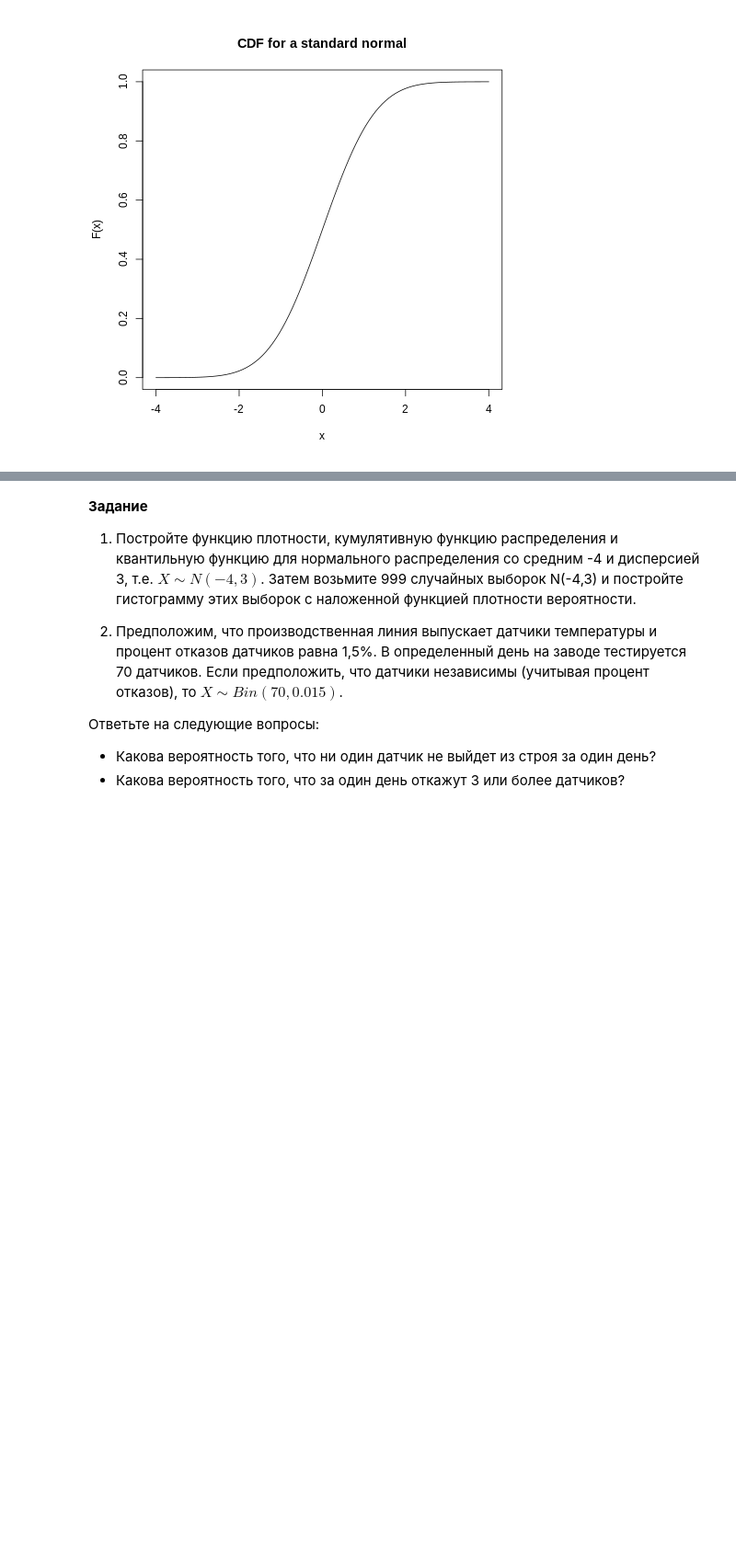
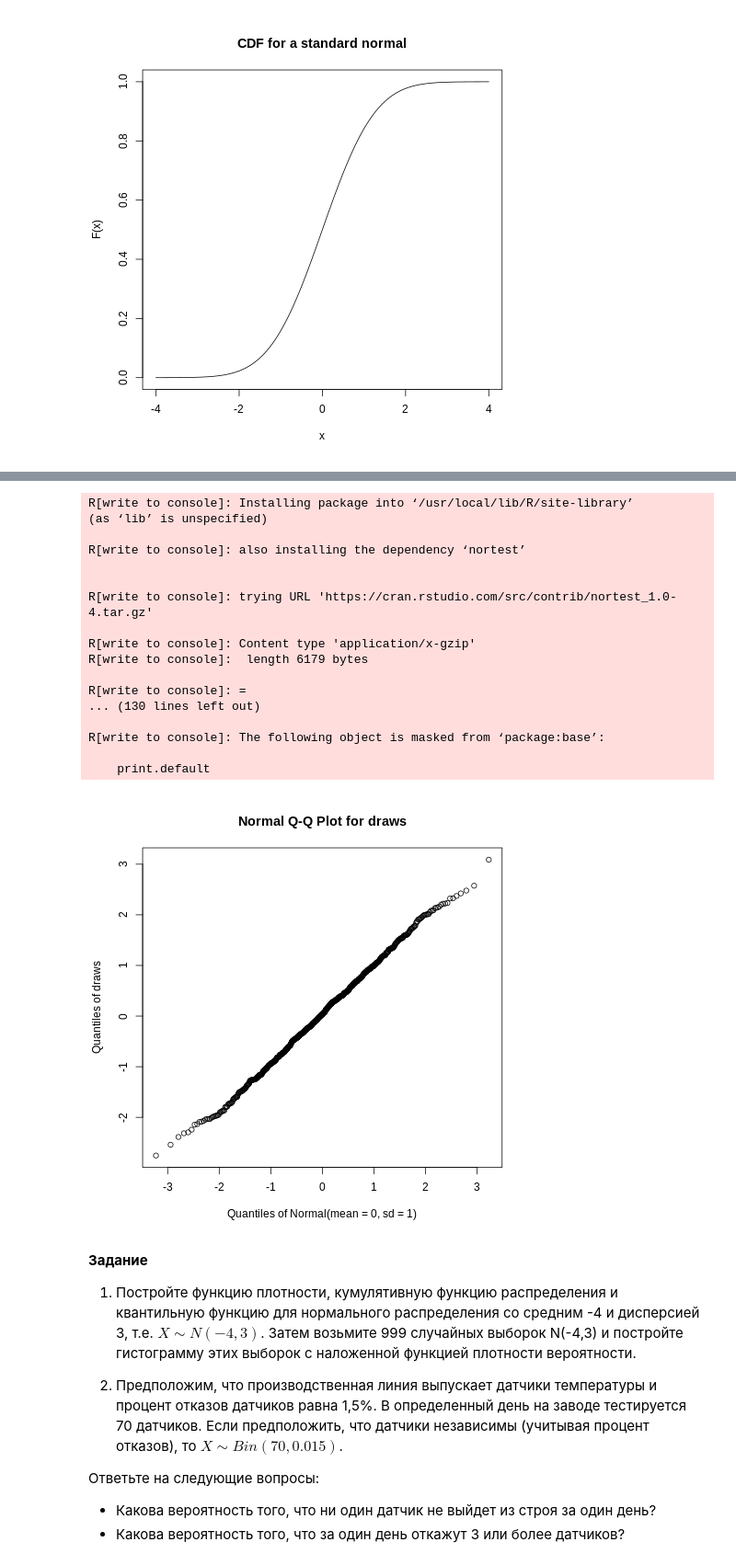
Before and after one commit to antonsysoev/appl_stat, a Jupyter notebook: Lect_2.ipynb, the cells around one changed output, grey strips where cells are left out. Shown: that part at 92% size. Saved outputs shown, nothing was run; the diff lists cells and outputs as text; code cells hidden in the pictures; blank space fills up the shorter version.

```diff
--- a/Lect_2.ipynb
+++ b/Lect_2.ipynb
@@ -100,3 +100,27 @@ curve(dnorm(x, mean = mu, sd = sigma), add = TRUE, col = "red")
+# %%
+%%R
+install.packages("EnvStats")
+library(EnvStats)
+qqPlot(draws)
+# %% [output]
+R[write to console]: Installing package into ‘/usr/local/lib/R/site-library’
+(as ‘lib’ is unspecified)
+
+R[write to console]: also installing the dependency ‘nortest’
+
+
+R[write to console]: trying URL 'https://cran.rstudio.com/src/contrib/nortest_1.0-4.tar.gz'
+
+R[write to console]: Content type 'application/x-gzip'
+R[write to console]:  length 6179 bytes
+
+R[write to console]: =
+... (130 lines left out)
+
+R[write to console]: The following object is masked from ‘package:base’:
+
+    print.default
+[figure, added]
 # %% [markdown]
 **Задание**
 
```
Also changed, not shown: parts of 3 cells of this notebook.
